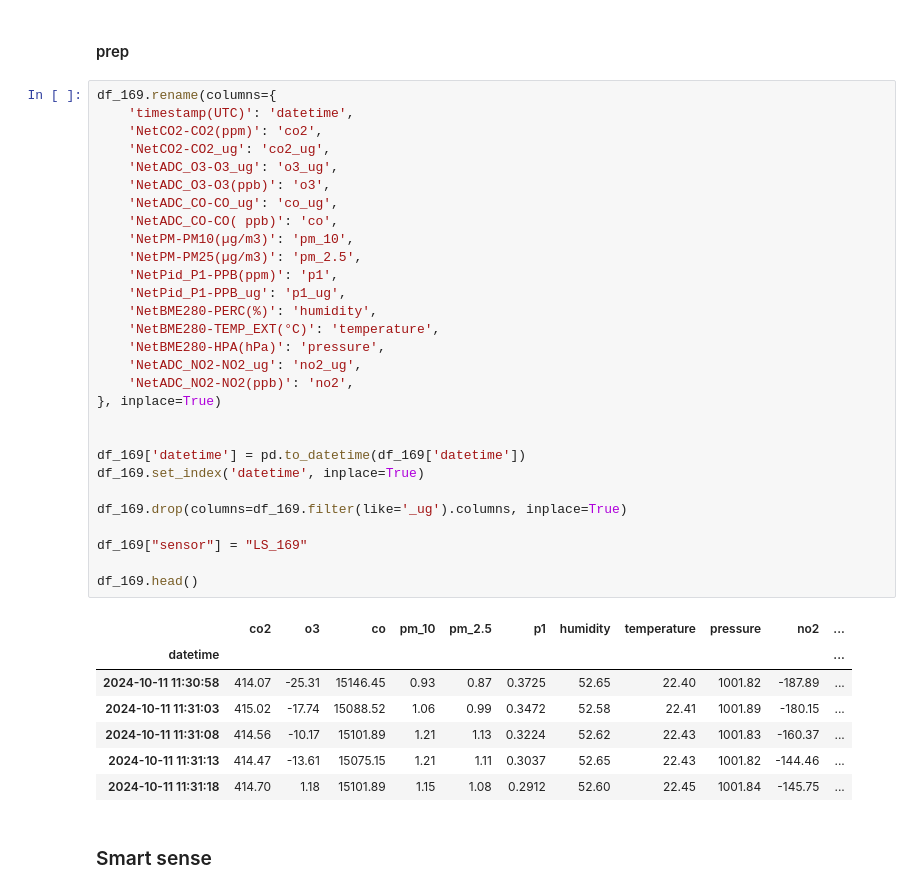
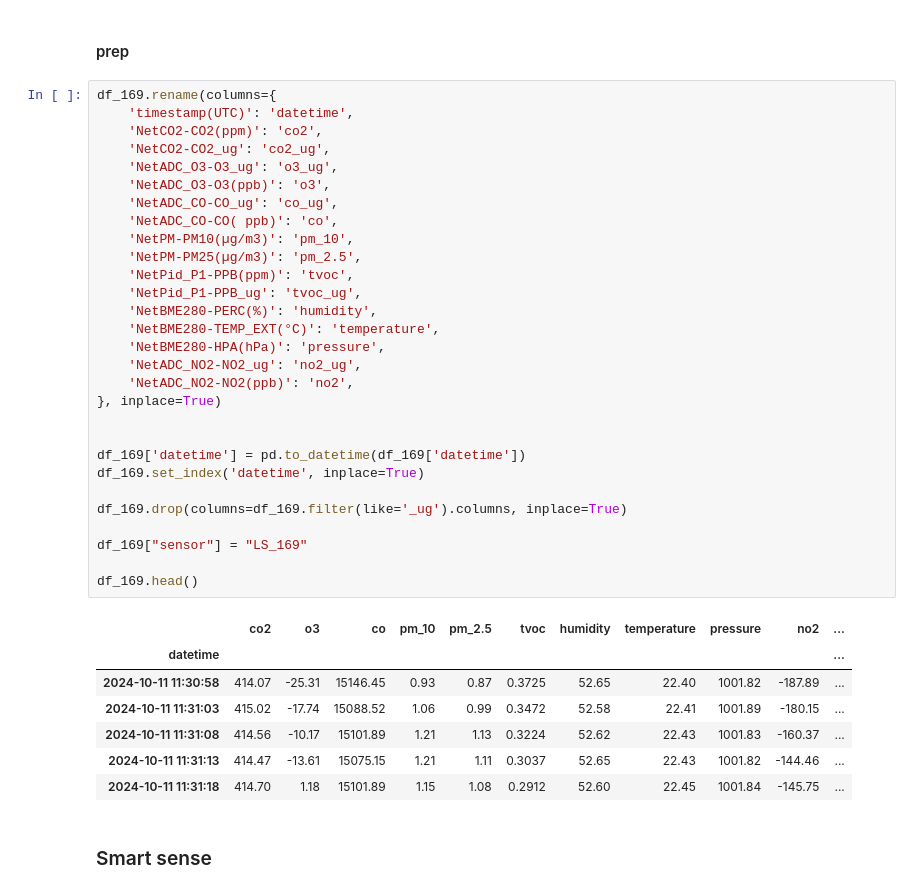
Before and after one commit to valentinopetric/collocation_study, a Jupyter notebook: read_data.ipynb, the cells around one changed output. Saved outputs shown, nothing was run; the diff lists cells and outputs as text.

```diff
--- a/read_data.ipynb
+++ b/read_data.ipynb
@@ -266,34 +266,34 @@ df_169
 # %%
 df_169.rename(columns={
     'timestamp(UTC)': 'datetime',
     'NetCO2-CO2(ppm)': 'co2',
     'NetCO2-CO2_ug': 'co2_ug',
     'NetADC_O3-O3_ug': 'o3_ug',
     'NetADC_O3-O3(ppb)': 'o3',
     'NetADC_CO-CO_ug': 'co_ug',
     'NetADC_CO-CO( ppb)': 'co',
     'NetPM-PM10(µg/m3)': 'pm_10',
     'NetPM-PM25(µg/m3)': 'pm_2.5',
-    'NetPid_P1-PPB(ppm)': 'p1',
-    'NetPid_P1-PPB_ug': 'p1_ug',
+    'NetPid_P1-PPB(ppm)': 'tvoc',
+    'NetPid_P1-PPB_ug': 'tvoc_ug',
     'NetBME280-PERC(%)': 'humidity',
     'NetBME280-TEMP_EXT(°C)': 'temperature',
     'NetBME280-HPA(hPa)': 'pressure',
     'NetADC_NO2-NO2_ug': 'no2_ug',
     'NetADC_NO2-NO2(ppb)': 'no2',
 }, inplace=True)
 
 
 df_169['datetime'] = pd.to_datetime(df_169['datetime'])
 df_169.set_index('datetime', inplace=True)
 
 df_169.drop(columns=df_169.filter(like='_ug').columns, inplace=True)
 
 df_169["sensor"] = "LS_169"
 
 df_169.head()
 # %% [output]
-|  | co2 | o3 | co | pm_10 | pm_2.5 | p1 | humidity | temperature | pressure | no2 | ... |
+|  | co2 | o3 | co | pm_10 | pm_2.5 | tvoc | humidity | temperature | pressure | no2 | ... |
 | datetime |  |  |  |  |  |  |  |  |  |  | ... |
 | 2024-10-11 11:30:58 | 414.07 | -25.31 | 15146.45 | 0.93 | 0.87 | 0.3725 | 52.65 | 22.40 | 1001.82 | -187.89 | ... |
 | 2024-10-11 11:31:03 | 415.02 | -17.74 | 15088.52 | 1.06 | 0.99 | 0.3472 | 52.58 | 22.41 | 1001.89 | -180.15 | ... |
```
Also changed, not shown: parts of 4 cells of this notebook, 7 other files.
